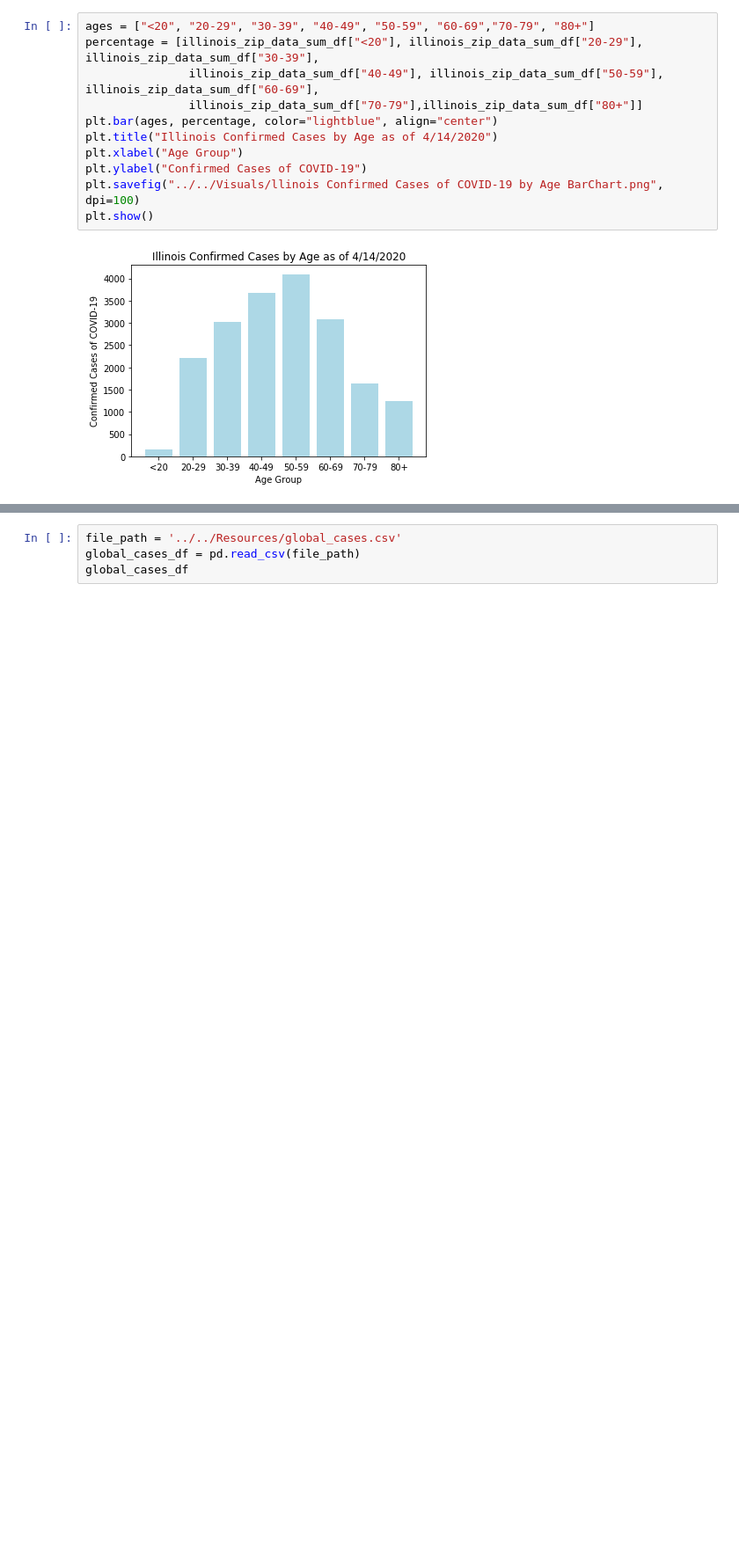
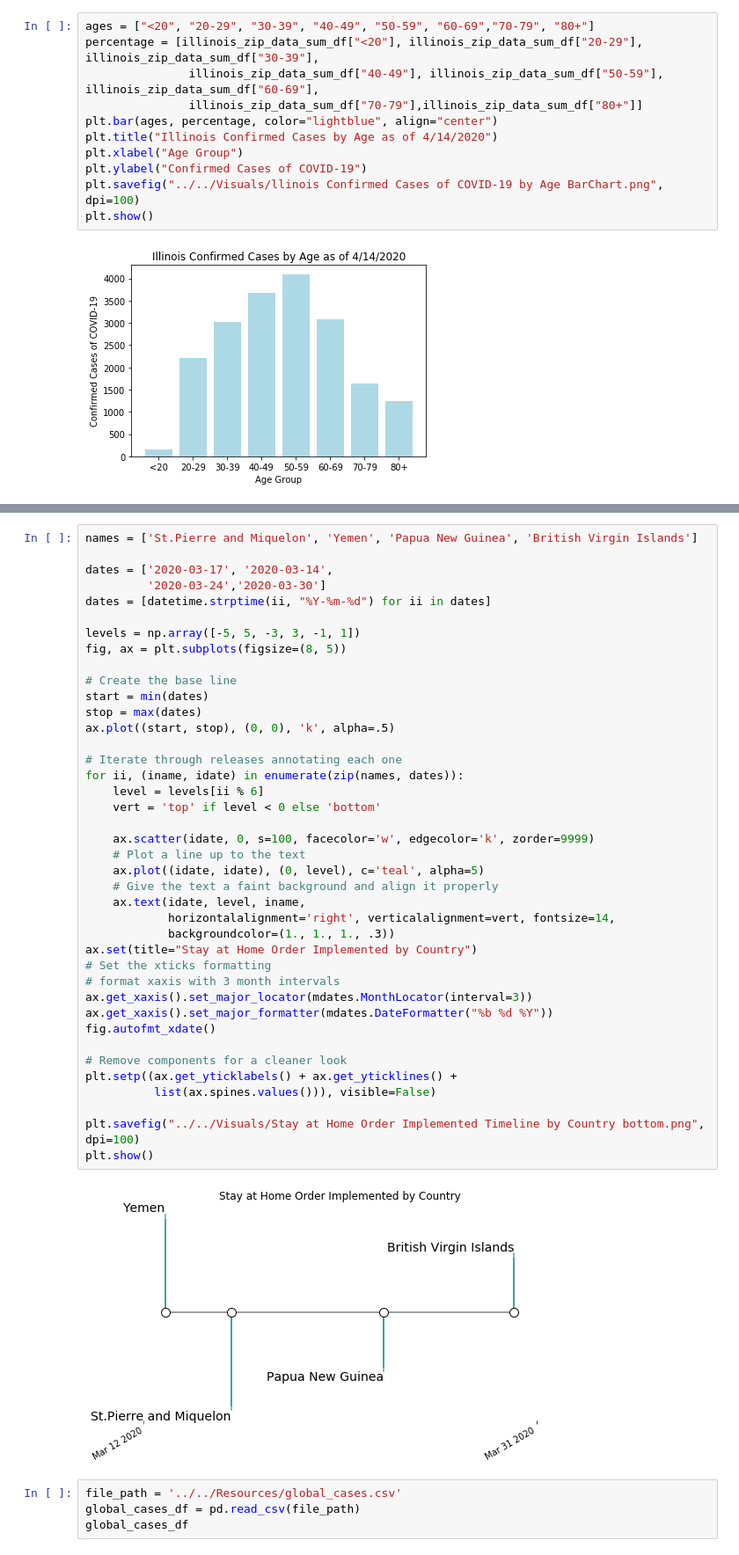
Before and after one commit to rstankovic/DataSciProject_I, a Jupyter notebook: Main_Scripts/B_C_scripts/Visuals for Illinois Demographics.ipynb, the cells around one changed output, grey strips where cells are left out. Shown: that part at 88% size. Drawn from its saved outputs; the diff is of its cells as text; blank space fills up the shorter version.

```diff
--- a/Main_Scripts/B_C_scripts/Visuals for Illinois Demographics.ipynb
+++ b/Main_Scripts/B_C_scripts/Visuals for Illinois Demographics.ipynb
@@ -403,4 +403,46 @@ To register the converters:
 [figure]
+# %%
+names = ['St.Pierre and Miquelon', 'Yemen', 'Papua New Guinea', 'British Virgin Islands']
+
+dates = ['2020-03-17', '2020-03-14',
+         '2020-03-24','2020-03-30']
+dates = [datetime.strptime(ii, "%Y-%m-%d") for ii in dates]
+
+levels = np.array([-5, 5, -3, 3, -1, 1])
+fig, ax = plt.subplots(figsize=(8, 5))
+
+# Create the base line
+start = min(dates)
+stop = max(dates)
+ax.plot((start, stop), (0, 0), 'k', alpha=.5)
+
+# Iterate through releases annotating each one
+for ii, (iname, idate) in enumerate(zip(names, dates)):
+    level = levels[ii % 6]
+    vert = 'top' if level < 0 else 'bottom'
+
+    ax.scatter(idate, 0, s=100, facecolor='w', edgecolor='k', zorder=9999)
+    # Plot a line up to the text
+    ax.plot((idate, idate), (0, level), c='teal', alpha=5)
+    # Give the text a faint background and align it properly
+    ax.text(idate, level, iname,
+            horizontalalignment='right', verticalalignment=vert, fontsize=14,
+            backgroundcolor=(1., 1., 1., .3))
+ax.set(title="Stay at Home Order Implemented by Country")
+# Set the xticks formatting
+# format xaxis with 3 month intervals
+ax.get_xaxis().set_major_locator(mdates.MonthLocator(interval=3))
+ax.get_xaxis().set_major_formatter(mdates.DateFormatter("%b %d %Y"))
+fig.autofmt_xdate()
+
+# Remove components for a cleaner look
+plt.setp((ax.get_yticklabels() + ax.get_yticklines() +
+          list(ax.spines.values())), visible=False)
+
+plt.savefig("../../Visuals/Stay at Home Order Implemented Timeline by Country bottom.png", dpi=100)
+plt.show()
+# %% [output]
+[figure, added]
 # %%
 file_path = '../../Resources/global_cases.csv'
 global_cases_df = pd.read_csv(file_path)
```
Also changed, not shown: parts of 13 cells of this notebook, 8 other files.
